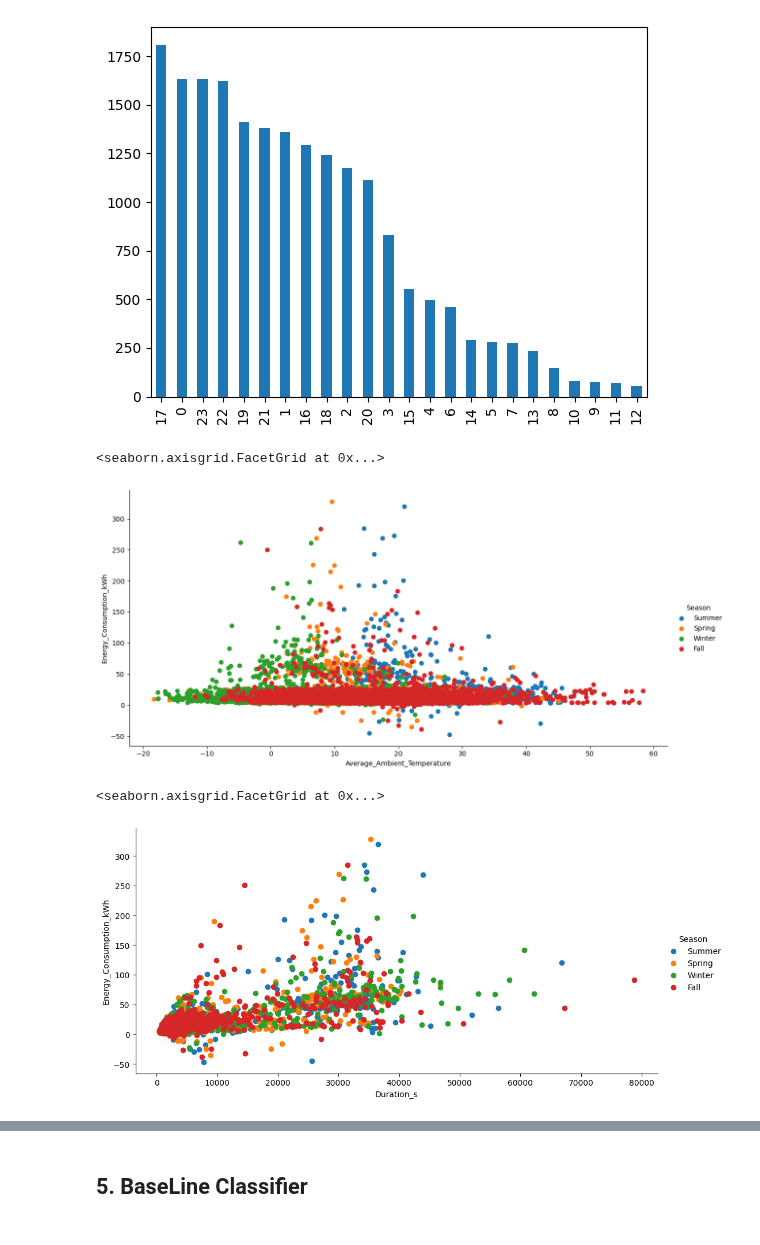
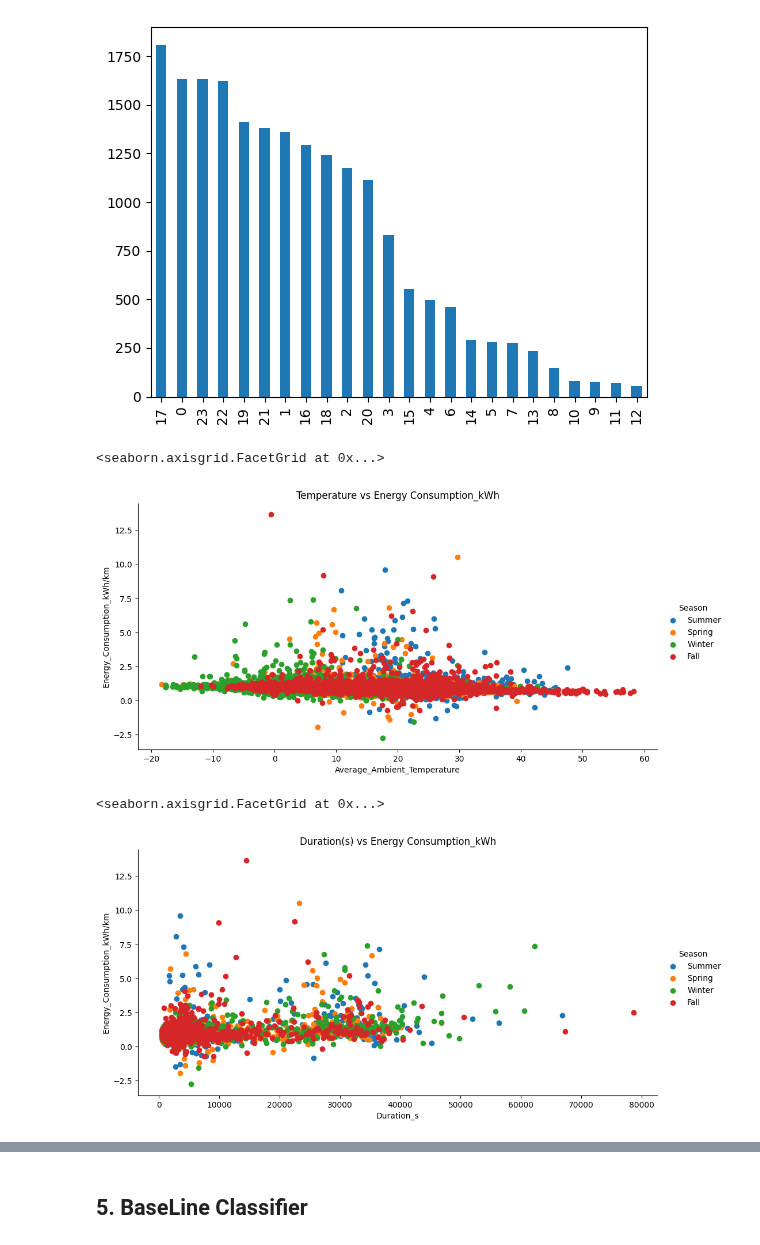
Before and after one commit to ydelipinar/Data_Based_Vehicle_Energy_Consumption_Modeling, a Jupyter notebook: ENS492-Machine Learning.ipynb, the cells around one changed output, grey strips where cells are left out. Drawn from its saved outputs; the diff is of its cells as text; code cells hidden in the pictures.

```diff
--- a/ENS492-Machine Learning.ipynb
+++ b/ENS492-Machine Learning.ipynb
@@ -99,9 +79,9 @@ trips_merged['Season'] = trips_merged['Start_Time'].dt.month.apply(
                         else 'Winter')
 # %%
 # handling the energy consumption values by dropping rows with value 0 and takinbg absolute value to remove negative consumptions
-ENERGY_NAME = 'Energy_Consumption_kWh'
+ENERGY_NAME = 'Energy_Consumption_kWh/km'
 
-# trips_merged['Energy_Consumption_kWh'] = trips_merged['Energy_Consumption_kWh'] / trips_merged['Total_Distance_km']
+trips_merged['Energy_Consumption_kWh'] = trips_merged['Energy_Consumption_kWh'] / trips_merged['Total_Distance_km']
 
 trips_merged = trips_merged.rename(columns={"Energy_Consumption_kWh": ENERGY_NAME})
 trips_merged = trips_merged[trips_merged[ENERGY_NAME] >=-50]
@@ -174,19 +155,19 @@ df_train['Start_Hour'].value_counts().plot.bar()
 <Axes: >
 [figure]
 # %%
-sns.FacetGrid(df_train, hue="Season", height=6, aspect=2) \
+sns.FacetGrid(df_train, hue="Season", height=5, aspect=2) \
    .map(plt.scatter, "Average_Ambient_Temperature", ENERGY_NAME) \
-   .add_legend()
+   .add_legend().set(title='Temperature vs Energy Consumption_kWh')
 # %% [output]
 <seaborn.axisgrid.FacetGrid at 0x...>
-[figure, old version]
+[figure, new version]
 # %%
 sns.FacetGrid(df_train, hue="Season", height=5, aspect=2) \
    .map(plt.scatter, "Duration_s",ENERGY_NAME) \
-   .add_legend()
+   .add_legend().set(title='Duration(s) vs Energy Consumption_kWh')
 # %% [output]
 <seaborn.axisgrid.FacetGrid at 0x...>
-[figure, old version]
+[figure, new version]
 # %%
 df_train.columns
 # %% [output]
```
Also changed, not shown: parts of 13 cells of this notebook, 1 other file.
